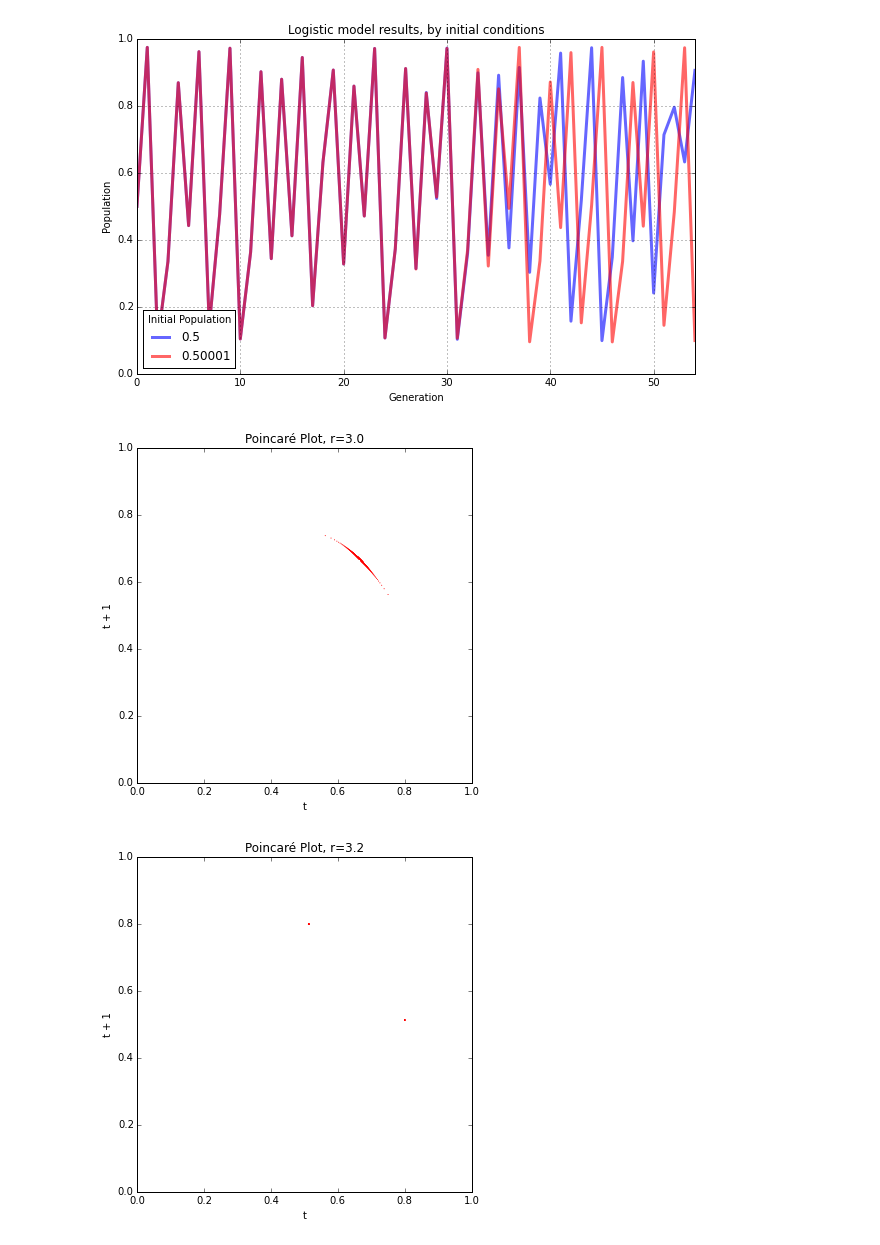
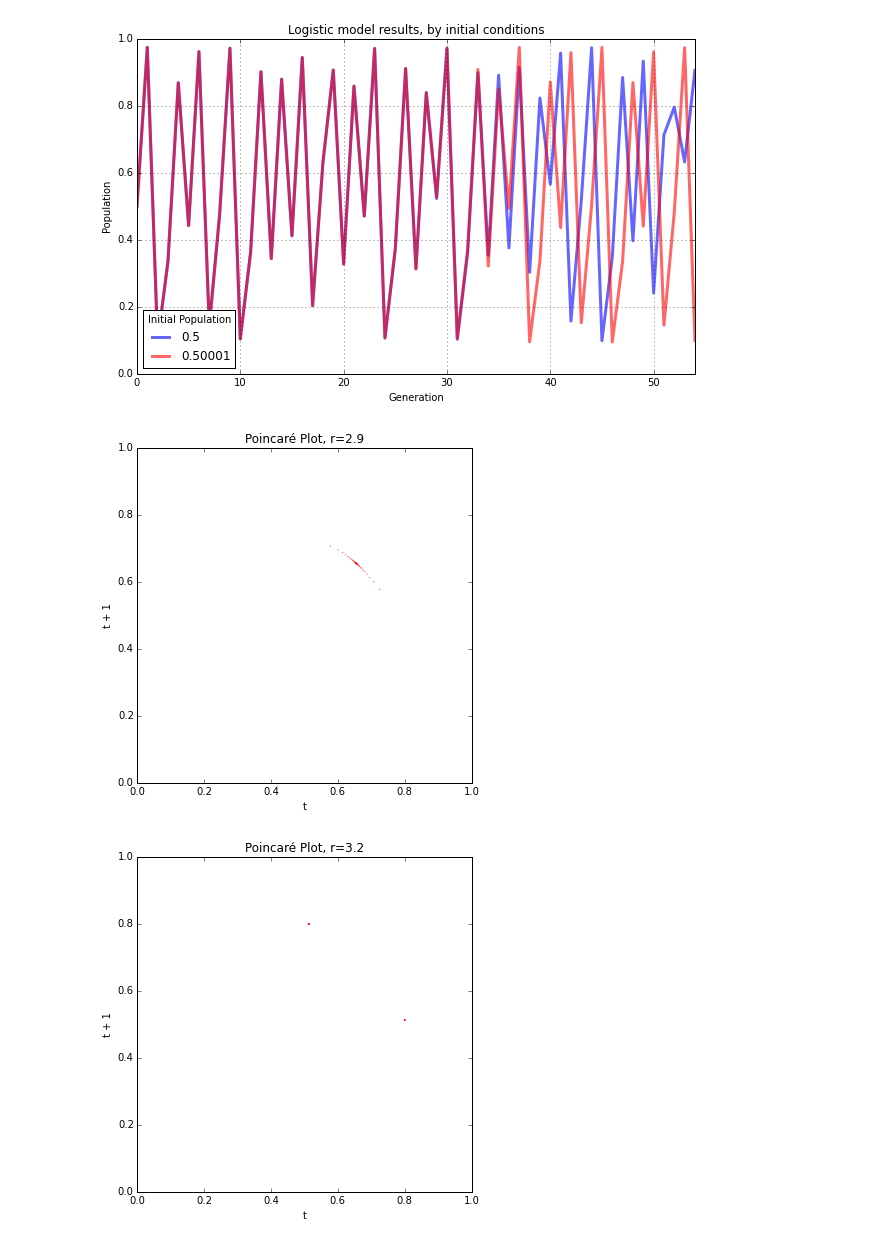
Before and after one commit to aitatanit/chaos-models, a Jupyter notebook: chaos-logistic-model.ipynb, the cells around one changed output. Cells and saved outputs as stored; diff of their text form; code cells hidden in the pictures.

```diff
--- a/chaos-logistic-model.ipynb
+++ b/chaos-logistic-model.ipynb
@@ -9,7 +9,7 @@ import pandas as pd, numpy as np, matplotlib.pyplot as plt
 # %%
 def logistic_model(generations=20,
                    growth_rate_min=0.5,
-                   growth_rate_max=4,
+                   growth_rate_max=4.0,
                    growth_rate_steps=7,
                    pop_initial=0.5):
     """
@@ -141,7 +141,7 @@ def get_poincare_points(pops, discard_gens):
     # convert the xy list of values to a dataframe and return
     return pd.DataFrame(li, columns=['x', 'y'])
 # %%
-def poincare_plot(pops, xmin=0, xmax=1, ymin=0, ymax=1, discard_gens=1, title=u'Poincaré Plot'):
+def poincare_plot(pops, xmin=0, xmax=1, ymin=0, ymax=1, discard_gens=1, title=u'Poincaré Plot', marker=''):
     """
     plot the results of the logistic model as a poincaré plot
     """
@@ -154,7 +154,11 @@ def poincare_plot(pops, xmin=0, xmax=1, ymin=0, ymax=1, discard_gens=1, title=u'
     fig.set_size_inches(6, 6)
 
     # plot the xy data
-    poincare_scatter = ax.scatter(points['x'], points['y'], c='r', edgecolor='', alpha=1, s=1)
+    if marker == 'circle':
+        poincare_scatter = ax.scatter(points['x'], points['y'], alpha=0.3, s=200, facecolors='none', edgecolors='k')
+        poincare_scatter = ax.scatter(points['x'], points['y'], c='r', edgecolor='', alpha=1, s=1)
+    else:
+        poincare_scatter = ax.scatter(points['x'], points['y'], c='r', edgecolor='', alpha=1, s=1)
 
     # set x and y limits, title, and x and y labels
     ax.set_xlim(xmin, xmax)
@@ -287,14 +299,14 @@ plt.show()
 # %% [output]
 [figure]
 # %%
-# draw a poincare plot for 100,000 generations for the growth rate parameter 3.0
-# it shows points converging on 0.6667 because the logistic map has a fixed-point attractor at 0.6667 when r=3.0
-generations = 100000
-growth_rate_min = 3.0
+# draw a poincare plot for 100 generations for the growth rate parameter 2.9
+# it shows points converging on 0.655 because the logistic map has a fixed-point attractor at 0.655 when r=2.9
+generations = 100
+growth_rate_min = 2.9
 growth_rate_max = 4.0
 growth_rate_steps = 1
 pops = logistic_model(generations, growth_rate_min, growth_rate_max, growth_rate_steps)
-poincare_plot(pops, title=u'Poincaré Plot, r=3.0')
+poincare_plot(pops, title=u'Poincaré Plot, r=2.9')
 # %% [output]
-[figure, old version]
+[figure, new version]
 # %%
```
Also changed, not shown: parts of 9 cells of this notebook, 1 other file.
